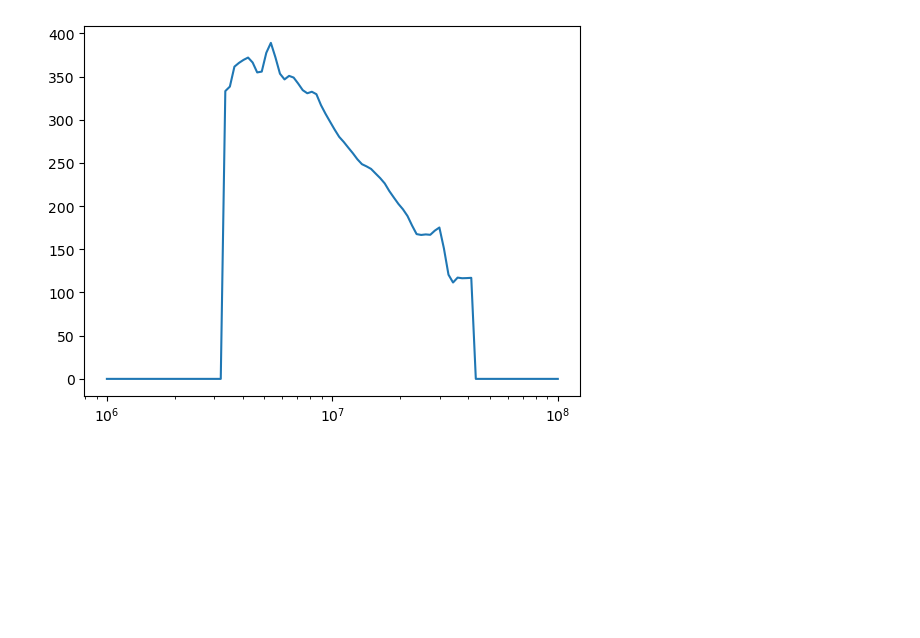
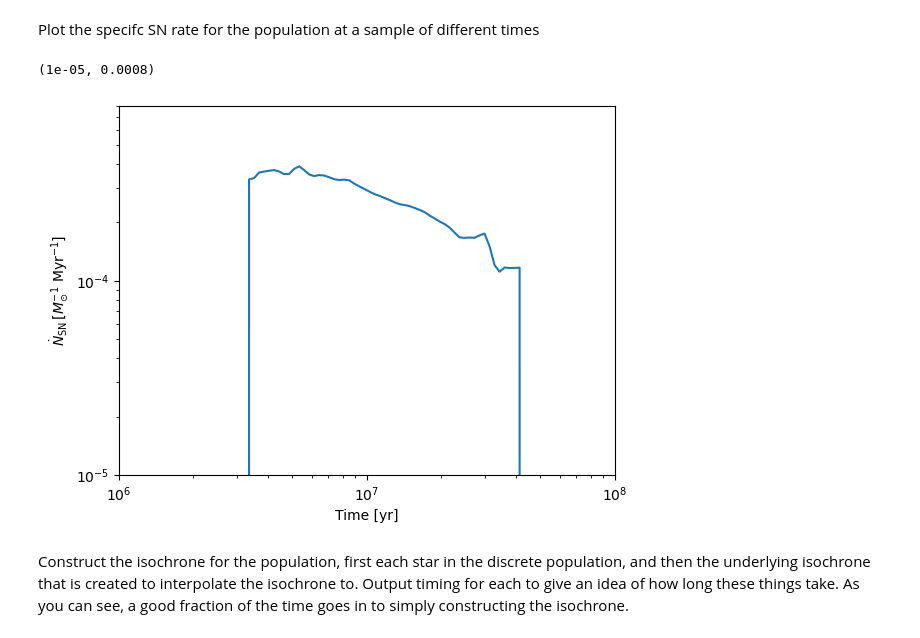
Before and after one commit to arsenal-popsynth/arsenal_gear, a Jupyter notebook: paper_plots.ipynb, the cells around one changed output. Drawn from its saved outputs; the diff is of its cells as text; code cells hidden in the pictures; blank space fills up the shorter version.

```diff
--- a/paper_plots.ipynb
+++ b/paper_plots.ipynb
@@ -25,9 +31,21 @@ plt.legend()
+# %% [markdown]
+Plot the specifc SN rate for the population at a sample of different times
 # %%
 tlin = np.logspace(6,8,100)*u.yr
-plt.plot(tlin, sp.ndotsn(tlin), label="Cumulative SNe")
+plt.plot(tlin, sp.ndotsn(tlin)/sp.Mtot.value, label="Cumulative SNe")
+
 plt.xscale("log")
+plt.yscale("log")
+plt.xlabel("Time [yr]")
+plt.ylabel(r"$\dot{N}_{\rm SN}\, [M_{\odot}^{-1}\,\,\mathrm{Myr}^{-1}]$")
+
+plt.xlim(1e6,1e8)
+plt.ylim(1e-5,8e-4)
 # %% [output]
+(1e-05, 0.0008)
-[figure, old version]
+[figure, new version]
+# %% [markdown]
+Construct the isochrone for the population, first each star in the discrete population, and then the underlying isochrone that is created to interpolate the isochrone to. Output timing for each to give an idea of how long these things take. As you can see, a good fraction of the time goes in to simply constructing the isochrone.
 # %%
 t = np.array([100])*u.Myr
 timing = -1*time()
```
Also changed, not shown: parts of 13 cells of this notebook.
